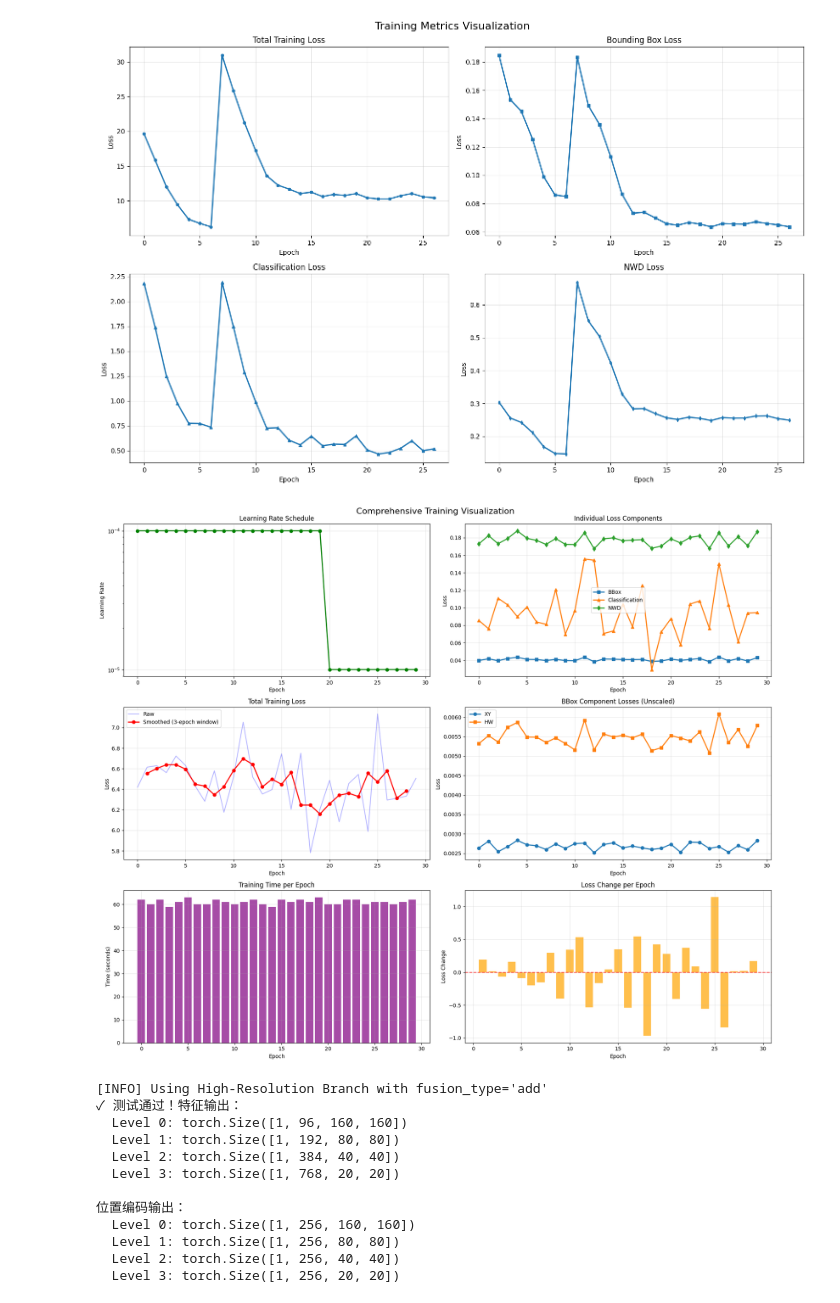
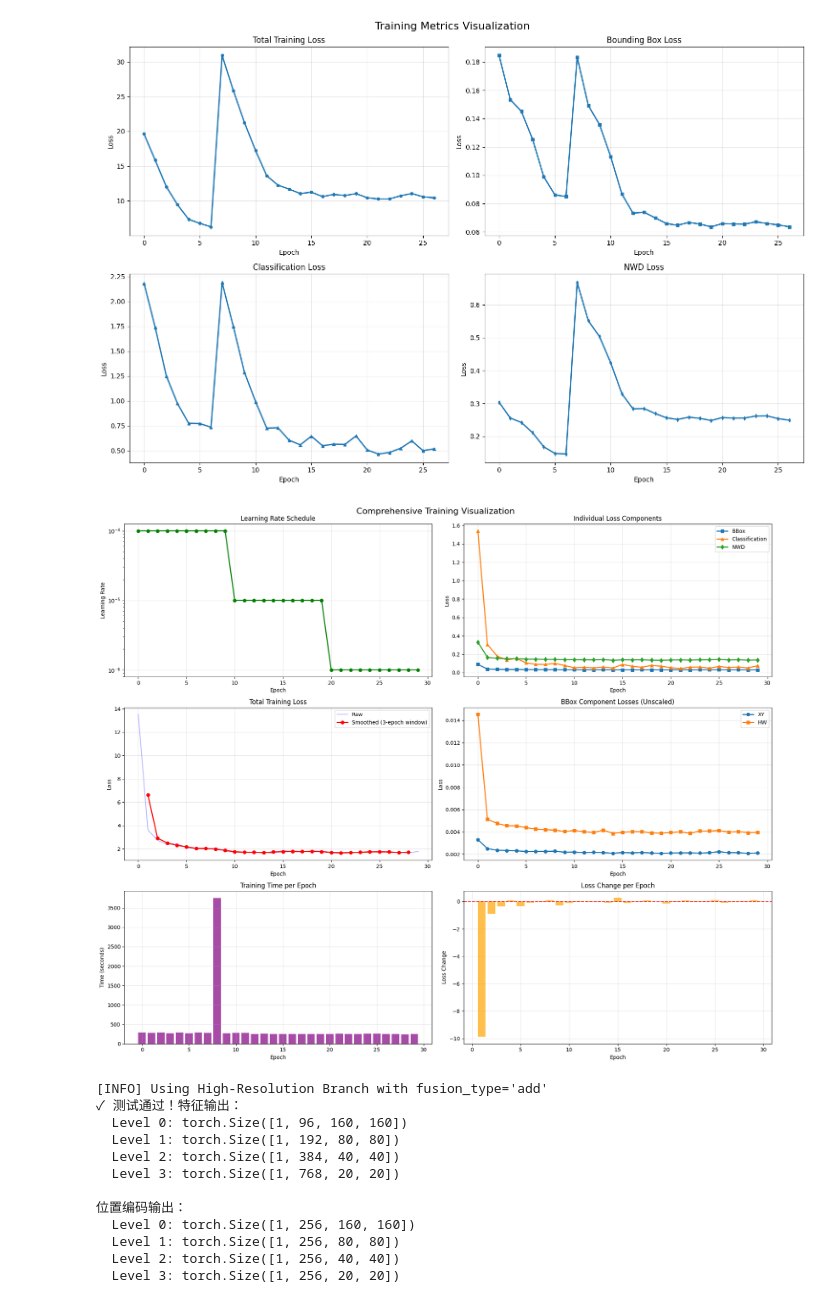
Before and after one commit to Cavalry5245/Grounding-DINO-IRSTD, a Jupyter notebook: test.ipynb, the cells around one changed output. Saved outputs shown, nothing was run; the diff lists cells and outputs as text; code cells hidden in the pictures.

```diff
--- a/test.ipynb
+++ b/test.ipynb
@@ -118,7 +118,7 @@ import pandas as pd
 import numpy as np
 
 # 读取训练日志
-log_file = "training_output_lora/lora_0121_exp2/log.txt"
+log_file = "training_output_lora/lora_0205_exp1_D/log.txt"
 data = []
 with open(log_file, 'r') as f:
     for line in f:
@@ -165,34 +165,34 @@ axes[1,0].grid(True, alpha=0.3)
 
 # 边界框各组件损失
 axes[1,1].plot(df['train_loss_xy_unscaled'], label='XY', marker='o', linewidth=2)
 axes[1,1].plot(df['train_loss_hw_unscaled'], label='HW', marker='s', linewidth=2)
 axes[1,1].set_title('BBox Component Losses (Unscaled)')
 axes[1,1].set_xlabel('Epoch')
 axes[1,1].set_ylabel('Loss')
 axes[1,1].legend()
 axes[1,1].grid(True, alpha=0.3)
 
 # 训练时间
 epoch_times = [pd.Timedelta(t).total_seconds() for t in df['epoch_time']]
 axes[2,0].bar(range(len(epoch_times)), epoch_times, alpha=0.7, color='purple')
 axes[2,0].set_title('Training Time per Epoch')
 axes[2,0].set_xlabel('Epoch')
 axes[2,0].set_ylabel('Time (seconds)')
 axes[2,0].grid(True, alpha=0.3)
 
 # 损失变化率
 loss_changes = df['train_loss'].diff()
 axes[2,1].bar(range(len(loss_changes)), loss_changes, alpha=0.7, color='orange')
 axes[2,1].axhline(y=0, color='r', linestyle='--', alpha=0.7)
 axes[2,1].set_title('Loss Change per Epoch')
 axes[2,1].set_xlabel('Epoch')
 axes[2,1].set_ylabel('Loss Change')
 axes[2,1].grid(True, alpha=0.3)
 
 plt.tight_layout()
 plt.show()
 # %% [output]
-[figure, old version]
+[figure, new version]
 # %%
 import torch
 import sys
```
Also changed, not shown: parts of 1 cell of this notebook, 48 other files.
